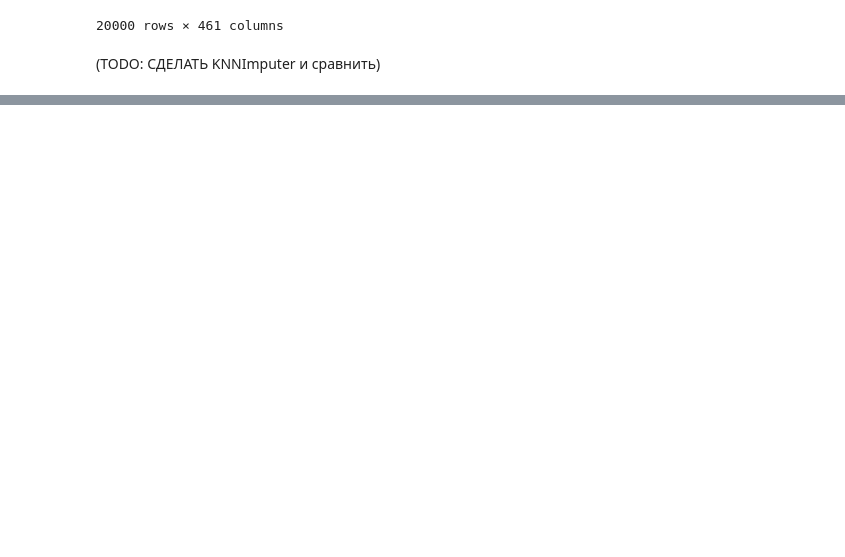
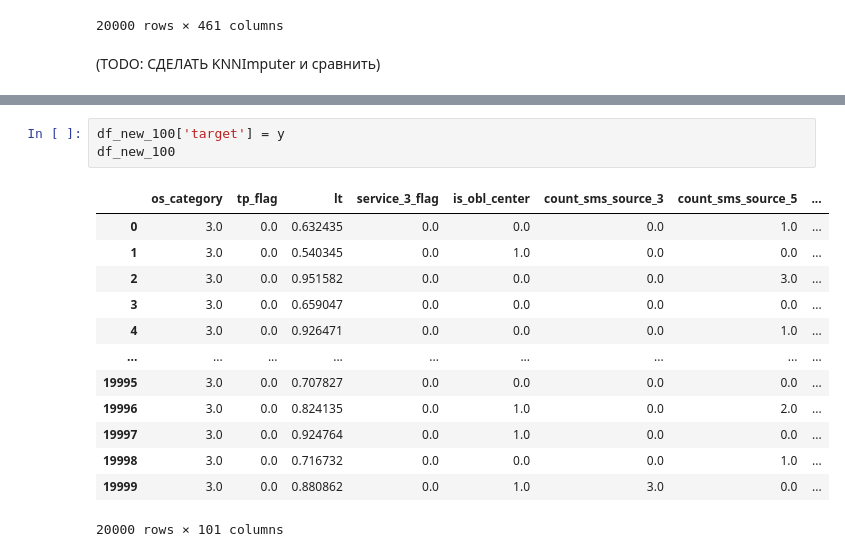
Before and after one commit to ML-Project-Univercity/Project, a Jupyter notebook: Project/Project.ipynb, the cells around one changed output, grey strips where cells are left out. Drawn from its saved outputs; the diff is of its cells as text; blank space fills up the shorter version.

```diff
--- a/Project/Project.ipynb
+++ b/Project/Project.ipynb
@@ -166,0 +217,17 @@ df_ForestImputer
+# %%
+df_new_100['target'] = y
+df_new_100
+# %% [output]
+|  | os_category | tp_flag | lt | service_3_flag | is_obl_center | count_sms_source_3 | count_sms_source_5 | ... |
+| 0 | 3.0 | 0.0 | 0.632435 | 0.0 | 0.0 | 0.0 | 1.0 | ... |
+| 1 | 3.0 | 0.0 | 0.540345 | 0.0 | 1.0 | 0.0 | 0.0 | ... |
+| 2 | 3.0 | 0.0 | 0.951582 | 0.0 | 0.0 | 0.0 | 3.0 | ... |
+| 3 | 3.0 | 0.0 | 0.659047 | 0.0 | 0.0 | 0.0 | 0.0 | ... |
+| 4 | 3.0 | 0.0 | 0.926471 | 0.0 | 0.0 | 0.0 | 1.0 | ... |
+| ... | ... | ... | ... | ... | ... | ... | ... | ... |
+| 19995 | 3.0 | 0.0 | 0.707827 | 0.0 | 0.0 | 0.0 | 0.0 | ... |
+| 19996 | 3.0 | 0.0 | 0.824135 | 0.0 | 1.0 | 0.0 | 2.0 | ... |
+| 19997 | 3.0 | 0.0 | 0.924764 | 0.0 | 1.0 | 0.0 | 0.0 | ... |
+| 19998 | 3.0 | 0.0 | 0.716732 | 0.0 | 0.0 | 0.0 | 1.0 | ... |
+| 19999 | 3.0 | 0.0 | 0.880862 | 0.0 | 1.0 | 3.0 | 0.0 | ... |
+20000 rows × 101 columns
```
Also changed, not shown: parts of 5 cells of this notebook.
